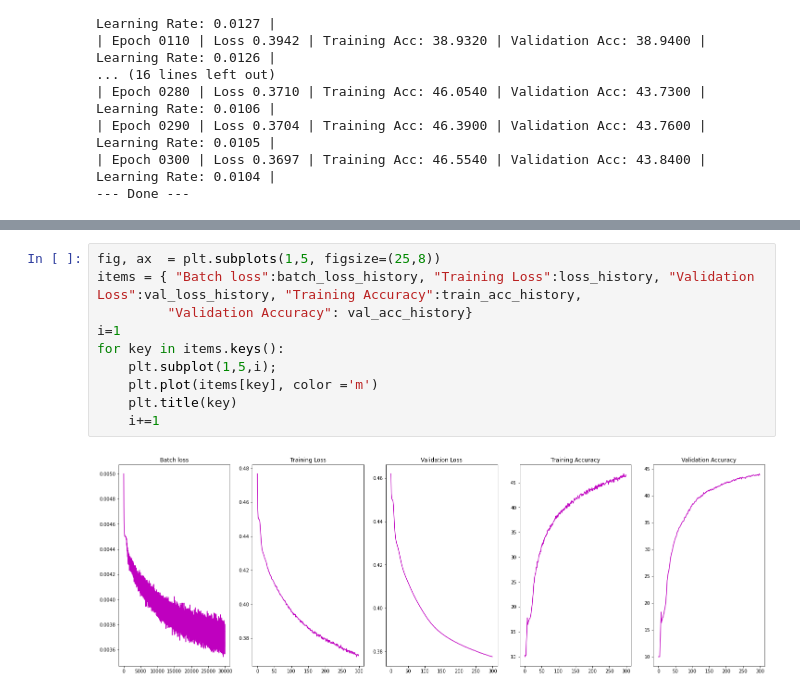
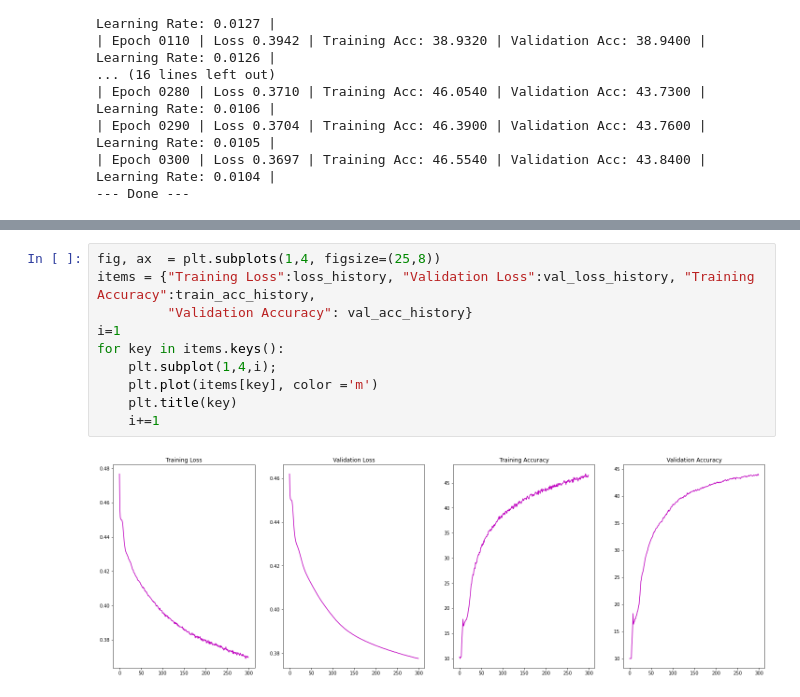
Before and after one commit to ChalaniEkanayake/EN2550_Assignment_4, a Jupyter notebook: cifar10.ipynb, the cells around one changed output, grey strips where cells are left out. Cells and saved outputs as stored; diff of their text form.

Commit message:
Changed plot arrangement in Q3

```diff
--- a/cifar10.ipynb
+++ b/cifar10.ipynb
@@ -508,12 +515,12 @@ print("--- Done ---")
 # %%
-fig, ax  = plt.subplots(1,5, figsize=(25,8))
-items = { "Batch loss":batch_loss_history, "Training Loss":loss_history, "Validation Loss":val_loss_history, "Training Accuracy":train_acc_history,
+fig, ax  = plt.subplots(1,4, figsize=(25,8))
+items = {"Training Loss":loss_history, "Validation Loss":val_loss_history, "Training Accuracy":train_acc_history,
          "Validation Accuracy": val_acc_history}
 i=1
 for key in items.keys():
-    plt.subplot(1,5,i);
+    plt.subplot(1,4,i);
     plt.plot(items[key], color ='m')
     plt.title(key)
     i+=1
 # %% [output]
-[figure, old version]
+[figure, new version]
```
Also changed, not shown: parts of 1 cell of this notebook.
